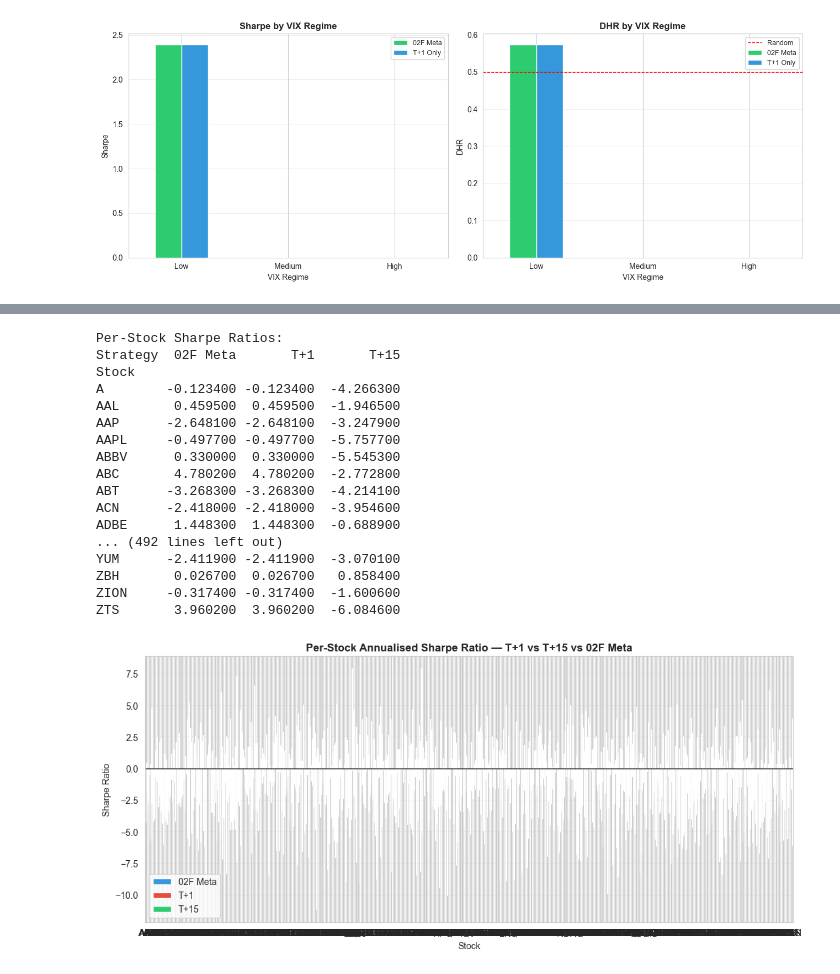
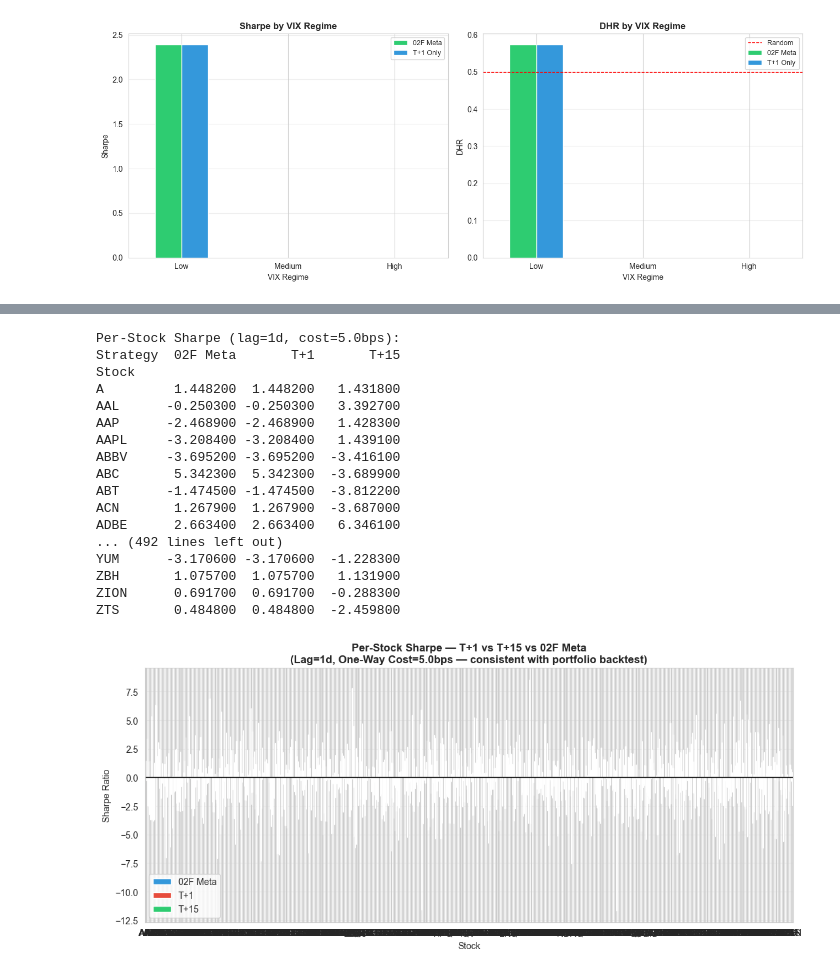
Before and after one commit to EnochCHIU-polyu/ML-in-Finance-Data-Project, a Jupyter notebook: project_folder/02_stock_price_regression/implementation/02F_Regime_Filtered_Signal.ipynb, the cells around one changed output, grey strips where cells are left out. Saved outputs shown, nothing was run; the diff lists cells and outputs as text; code cells hidden in the pictures.

Commit message:
Update reports, notebooks, presentation, and regenerated outputs

```diff
--- a/project_folder/02_stock_price_regression/implementation/02F_Regime_Filtered_Signal.ipynb
+++ b/project_folder/02_stock_price_regression/implementation/02F_Regime_Filtered_Signal.ipynb
@@ -68,7 +68,15 @@ USE_02D_CLUSTERNEWS_COMPOSITE = True
 W_PRICE_T1 = 0.70
 W_NEWS_T1  = 0.30
 
+# Backtest realism controls
+EXECUTION_LAG_DAYS = 1      # trade on next day after signal is formed
+TCOST_BPS_ONE_WAY  = 5.0    # 5 bps one-way transaction cost per unit turnover
+MIN_SIGNAL_ABS     = 0.0    # optional deadband; keep 0.0 unless tuning for lower turnover
+
 print('[OK] Config loaded')
-print(f'FAST_MODE={FAST_MODE} | USE_02D_CLUSTERNEWS_COMPOSITE={USE_02D_CLUSTERNEWS_COMPOSITE}')
+print(
+    f'FAST_MODE={FAST_MODE} | USE_02D_CLUSTERNEWS_COMPOSITE={USE_02D_CLUSTERNEWS_COMPOSITE} | '
+    f'EXECUTION_LAG_DAYS={EXECUTION_LAG_DAYS} | TCOST_BPS_ONE_WAY={TCOST_BPS_ONE_WAY}'
+)
 # %% [output]
 [OK] Config loaded
@@ -767,58 +1514,75 @@ Avg daily PnL on false-breakout days:
 # %%
-# ── Per-Stock Backtest Results ───────────────────────────────────
+# ── Per-Stock Backtest Results (FIX #5: consistent lag + cost) ───
+# Previously used raw signal × return without execution lag or costs,
+# inflating per-stock Sharpe vs the realistic portfolio-level results.
+# Now uses run_backtest() with the same EXECUTION_LAG_DAYS / TCOST_BPS_ONE_WAY
+# so all reported numbers are on a consistent footing.
+
 stock_bt_records = []
 for stock in sorted(test_sig['Name'].unique()):
     sub = test_sig[test_sig['Name'] == stock].sort_values('date')
+    if len(sub) < 3:
+        continue
     for sig_col, sig_name in [
         ('signal_t1',   'T+1'),
         ('signal_t15',  'T+15'),
         ('meta_signal', '02F Meta'),
     ]:
-        pnl = sub[sig_col] * sub['log_ret_1d']
-        sharpe = (pnl.mean() / (pnl.std() + 1e-8)) * np.sqrt(252)
-        dhr = (np.sign(sub['log_ret_1d']) == sub[sig_col]).mean()
+        sbt = run_backtest(
+            sub[sig_col].values,
+            sub['log_ret_1d'].values,
+            sub['date'].values,
+            name=f'{stock} {sig_name}',
+            execution_lag_days=EXECUTION_LAG_DAYS,
+            tcost_bps_one_way=TCOST_BPS_ONE_WAY,
+            min_signal_abs=MIN_SIGNAL_ABS,
+        )
         stock_bt_records.append(dict(
             Stock=stock, Strategy=sig_name,
-            Sharpe=round(float(sharpe), 4),
-            DHR=round(float(dhr), 4),
+            Sharpe=sbt['sharpe'],
+            DHR=sbt['dhr'],
+            Total_Return=sbt['total_return'],
             N=len(sub),
         ))
 
 stock_bt_df = pd.DataFrame(stock_bt_records)
 pivot_sharpe = stock_bt_df.pivot(index='Stock', columns='Strategy', values='Sharpe')
-print('Per-Stock Sharpe Ratios:')
+print(f'Per-Stock Sharpe (lag={EXECUTION_LAG_DAYS}d, cost={TCOST_BPS_ONE_WAY}bps):')
 print(pivot_sharpe.to_string())
 
 fig, ax = plt.subplots(figsize=(11, 5))
 pivot_sharpe.plot(kind='bar', ax=ax, color=['#3498db', '#e74c3c', '#2ecc71'])
 ax.axhline(0, color='black', linewidth=1)
-ax.set_title('Per-Stock Annualised Sharpe Ratio — T+1 vs T+15 vs 02F Meta')
+ax.set_title(
+    f'Per-Stock Sharpe — T+1 vs T+15 vs 02F Meta\n'
+    f'(Lag={EXECUTION_LAG_DAYS}d, One-Way Cost={TCOST_BPS_ONE_WAY}bps — consistent with portfolio backtest)'
+)
 ax.set_ylabel('Sharpe Ratio')
 ax.tick_params(axis='x', rotation=0)
 ax.legend()
 ax.grid(True, axis='y', alpha=0.3)
 plt.tight_layout()
 plt.savefig(graph_dir / '02F_05_per_stock_sharpe.png', dpi=120, bbox_inches='tight')
 plt.show()
 # %% [output]
-Per-Stock Sharpe Ratios:
+Per-Stock Sharpe (lag=1d, cost=5.0bps):
 Strategy  02F Meta       T+1       T+15
 Stock
-A        -0.123400 -0.123400  -4.266300
-AAL       0.459500  0.459500  -1.946500
-AAP      -2.648100 -2.648100  -3.247900
-AAPL     -0.497700 -0.497700  -5.757700
-ABBV      0.330000  0.330000  -5.545300
-ABC       4.780200  4.780200  -2.772800
-ABT      -3.268300 -3.268300  -4.214100
-ACN      -2.418000 -2.418000  -3.954600
-ADBE      1.448300  1.448300  -0.688900
+A         1.448200  1.448200   1.431800
+AAL      -0.250300 -0.250300   3.392700
+AAP      -2.468900 -2.468900   1.428300
+AAPL     -3.208400 -3.208400   1.439100
+ABBV     -3.695200 -3.695200  -3.416100
+ABC       5.342300  5.342300  -3.689900
+ABT      -1.474500 -1.474500  -3.812200
+ACN       1.267900  1.267900  -3.687000
+ADBE      2.663400  2.663400   6.346100
 ... (492 lines left out)
-YUM      -2.411900 -2.411900  -3.070100
-ZBH       0.026700  0.026700   0.858400
-ZION     -0.317400 -0.317400  -1.600600
-ZTS       3.960200  3.960200  -6.084600
+YUM      -3.170600 -3.170600  -1.228300
+ZBH       1.075700  1.075700   1.131900
+ZION      0.691700  0.691700  -0.288300
+ZTS       0.484800  0.484800  -2.459800
-[figure, old version]
+[figure, new version]
 # %%
 # ── Test-Only Case Plots: Actual vs XGB Prediction (2-3 stocks) ───
 # This section uses ONLY the meta_test split (post split_date).
```
Also changed, not shown: parts of 25 cells of this notebook, 41 other files.
